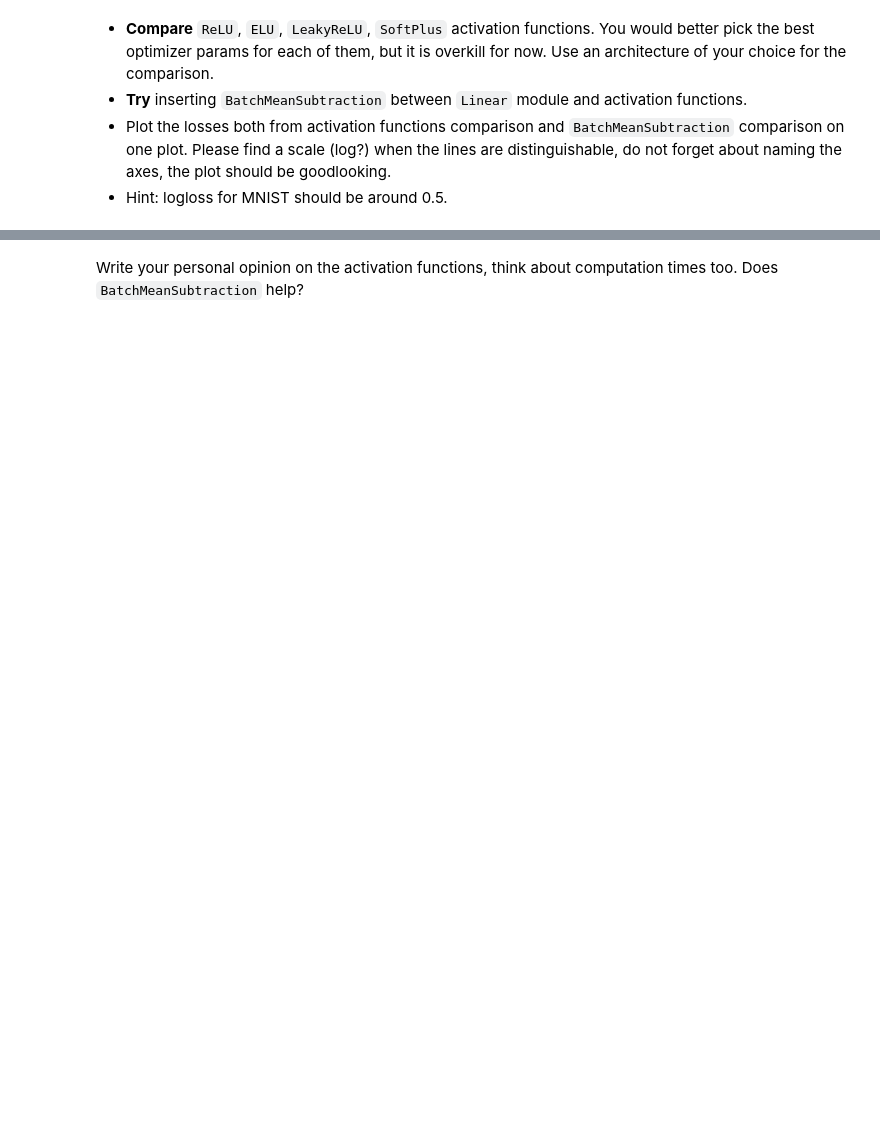
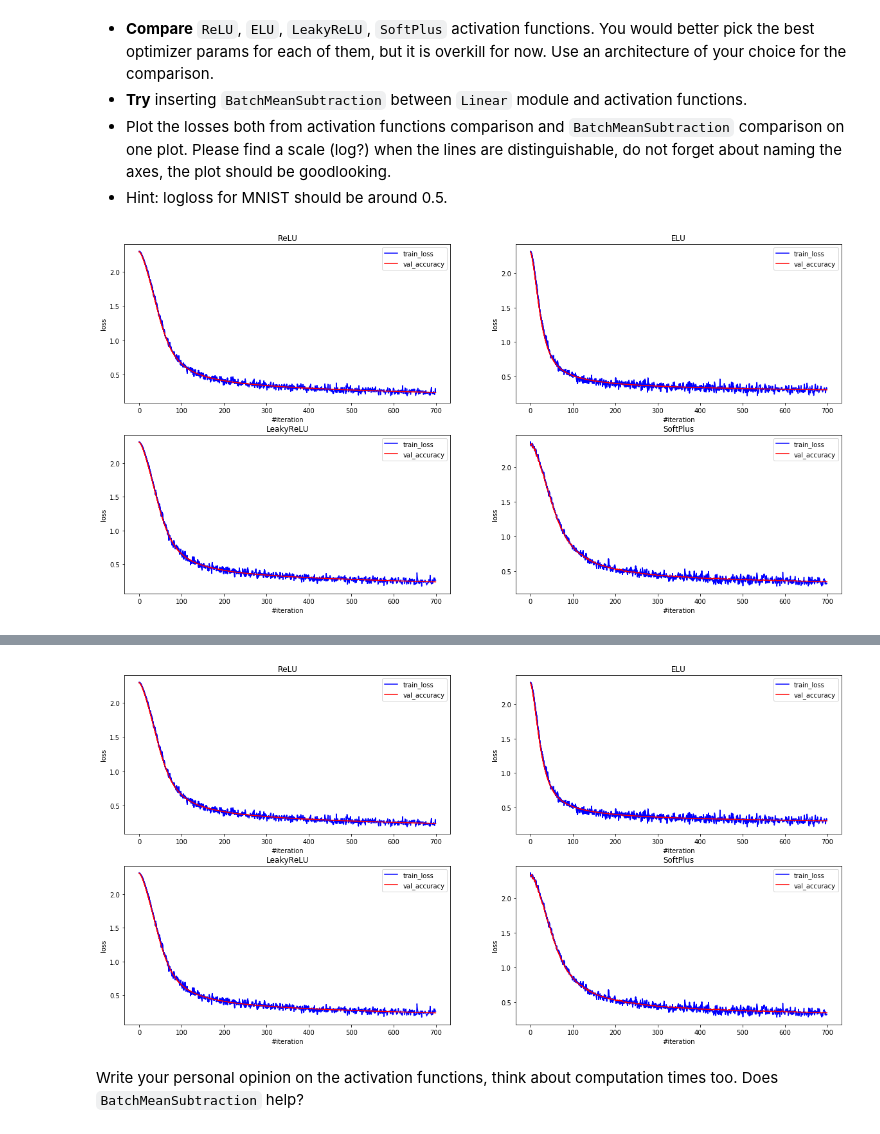
Before and after one commit to Gezort/YSDA_deeplearning17, a Jupyter notebook: Seminar3/HW3_main.ipynb, the cells around one changed output, grey strips where cells are left out. Saved outputs shown, nothing was run; the diff lists cells and outputs as text; code cells hidden in the pictures; blank space fills up the shorter version.

```diff
--- a/Seminar3/HW3_main.ipynb
+++ b/Seminar3/HW3_main.ipynb
@@ -196,0 +259,4 @@ One-hot encode the labels first.
+# %%
+Y = np.zeros((y.shape[0], 10))
+for i in range(y.shape[0]):
+    Y[i, int(y[i])] = 1
@@ -197,3 +265,6 @@ One-hot encode the labels first.
+# %%
+from sklearn.cross_validation import train_test_split
+X_train, X_test, y_train, y_test = train_test_split(X, Y, test_size=0.1, random_state=1234)
 # %% [markdown]
 - **Compare** `ReLU`, `ELU`, `LeakyReLU`, `SoftPlus` activation functions.
 You would better pick the best optimizer params for each of them, but it is overkill for now. Use an architecture of your choice for the comparison.
@@ -204,0 +276,61 @@ You would better pick the best optimizer params for each of them, but it is over
+# %%
+criterion = ClassNLLCriterion()
+basic_net = Sequential()
+basic_net.add(BatchMeanSubtraction())
+basic_net.add(Linear(X.shape[1], 1024))
+# %%
+plt.figure(figsize=(20,10))
+nets_predictions = []
+for n_plot, activation_f in enumerate([ReLU(), ELU(), LeakyReLU(), SoftPlus()]):
+    n_epoch = 5
+    batch_size = 500
+    optimizer_config = {'learning_rate' : 1e-2, 'momentum': 0.9}
+    optimizer_state = {}
+
+    net = deepcopy(basic_net)
+    net.add(activation_f)
+    net.add(Linear(1024, 10))
+    net.add(SoftMax())
+
+    loss_history = []
+    val_loss = []
+
+    for i in range(n_epoch):
+        for x_batch, y_batch in get_batches(X,Y, batch_size):
+
+            net.zeroGradParameters()
+
+            # Forward
+            predictions = net.forward(x_batch)
+            loss = criterion.forward(predictions, y_batch)
+
+            # Backward
+            dp = criterion.backward(predictions, y_batch)
+            net.backward(x_batch, dp)
+
+            # Update weights
+            sgd_momentum(net.getParameters(),
+                         net.getGradParameters(),
+                         optimizer_config,
+                         optimizer_state)
+
+            loss_history.append(loss)
+
+            y_pred = net.forward(X_test)
+            val_loss.append(criterion.forward(y_pred, y_test))
+
+        # Visualize
+        plt.subplot(2, 2, n_plot + 1)
+        plt.title(activation_f)
+        plt.xlabel("#iteration")
+        plt.ylabel("loss")
+        plt.legend(['train_loss', 'val_accuracy'])
+        plt.plot(loss_history, 'b')
+        plt.plot(val_loss, 'r')
+        display.clear_output(wait=True)
+        display.display(plt.gcf())
+        print('Current train loss: %f' % loss)
+        print('Current val loss: %f' % val_loss[-1])
+    nets_predictions.append(y_pred)
+# %% [output]
+[figure, added]
@@ -205,2 +339,3 @@ You would better pick the best optimizer params for each of them, but it is over
+[figure, added]
 # %% [markdown]
 Write your personal opinion on the activation functions, think about computation times too. Does `BatchMeanSubtraction` help?
```
Also changed, not shown: parts of 21 cells of this notebook, 3 other files.
